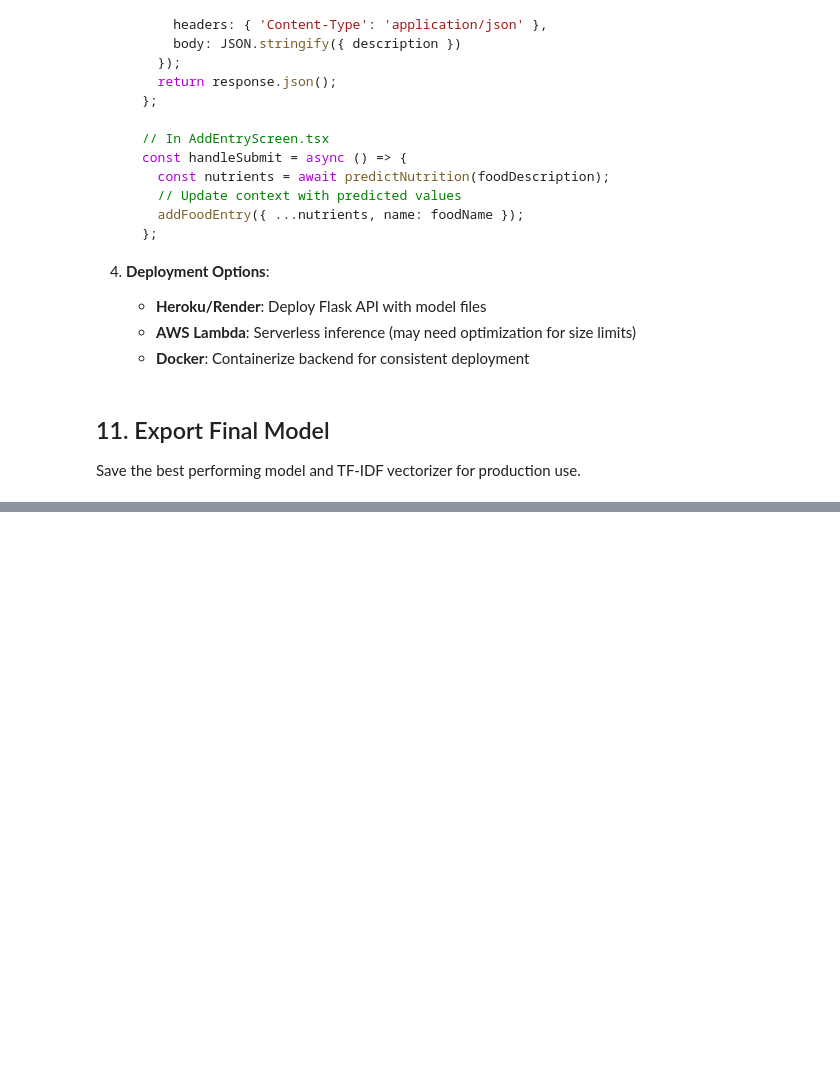
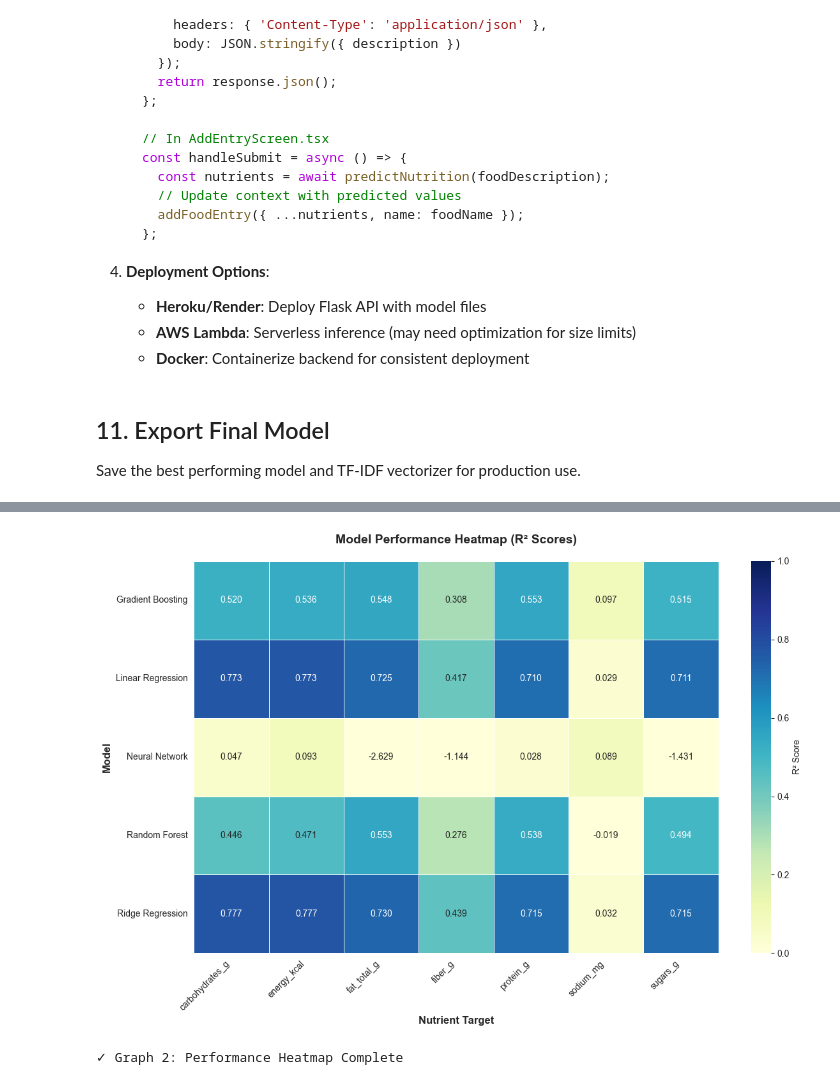
Before and after one commit to yvagula06/Senior-Design-2025, a Jupyter notebook: DSA330_Nutrition_TextRegression.ipynb, the cells around one changed output, grey strips where cells are left out. Saved outputs shown, nothing was run; the diff lists cells and outputs as text; code cells hidden in the pictures; blank space fills up the shorter version.

```diff
--- a/DSA330_Nutrition_TextRegression.ipynb
+++ b/DSA330_Nutrition_TextRegression.ipynb
@@ -932,0 +1034,21 @@ Model Details:
+# %%
+# Graph 2: Heatmap of Model Performance (R² Scores)
+fig, ax = plt.subplots(figsize=(12, 8))
+
+# Create pivot table for heatmap
+heatmap_data = all_metrics.pivot(index='Model', columns='Target', values='R²')
+
+sns.heatmap(heatmap_data, annot=True, fmt='.3f', cmap='YlGnBu', cbar_kws={'label': 'R² Score'},
+            linewidths=0.5, ax=ax, vmin=0, vmax=1)
+ax.set_title('Model Performance Heatmap (R² Scores)', fontsize=14, fontweight='bold', pad=20)
+ax.set_xlabel('Nutrient Target', fontsize=12, fontweight='bold')
+ax.set_ylabel('Model', fontsize=12, fontweight='bold')
+plt.xticks(rotation=45, ha='right')
+plt.yticks(rotation=0)
+plt.tight_layout()
+plt.show()
+
+print("✓ Graph 2: Performance Heatmap Complete")
+# %% [output]
+[figure, added]
+✓ Graph 2: Performance Heatmap Complete
```
Also changed, not shown: parts of 31 cells of this notebook, 4 other files.
